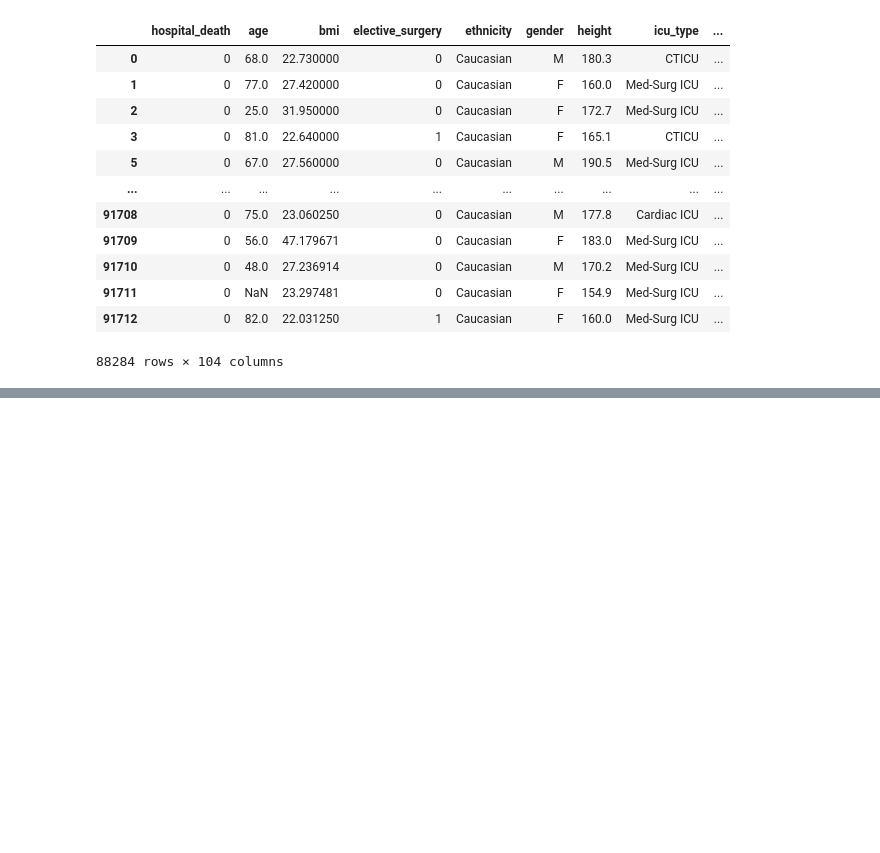
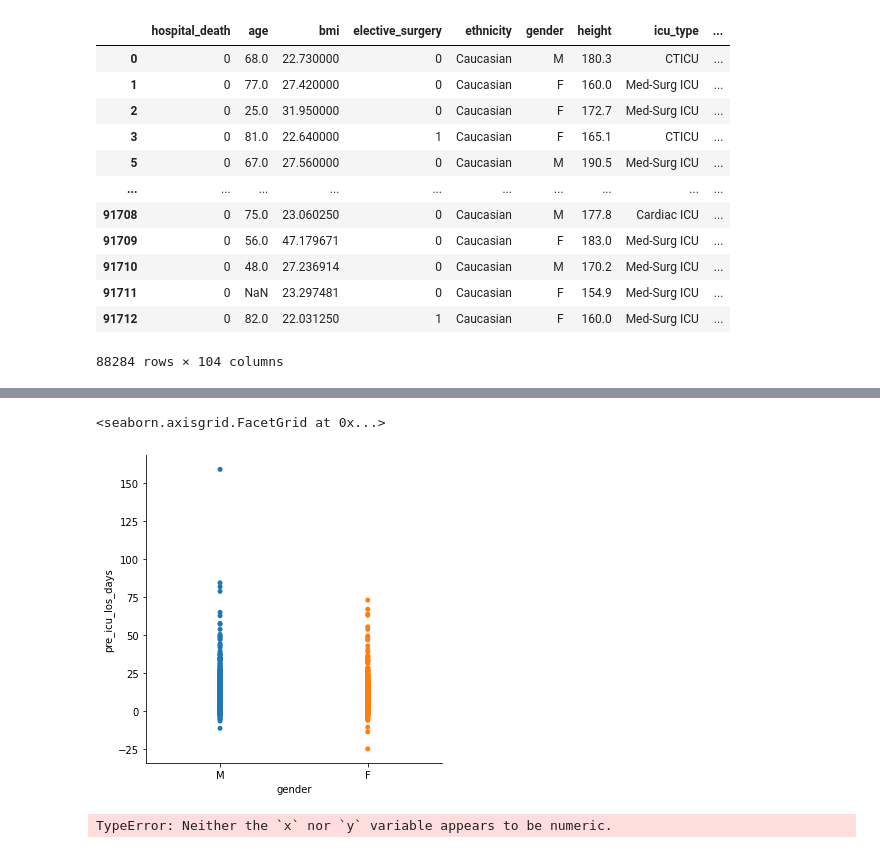
Before and after one commit to ConorD212/UCDPA_ConorDixon, a Jupyter notebook: DataSet 1 Patient Survival Prediction Dataset/DataSet 1 Patient Survival Prediction Dataset.ipynb, the cells around one changed output, grey strips where cells are left out. Drawn from its saved outputs; the diff is of its cells as text; code cells hidden in the pictures; blank space fills up the shorter version.

```diff
--- a/DataSet 1 Patient Survival Prediction Dataset/DataSet 1 Patient Survival Prediction Dataset.ipynb
+++ b/DataSet 1 Patient Survival Prediction Dataset/DataSet 1 Patient Survival Prediction Dataset.ipynb
@@ -237,0 +233,9 @@ ValueError: 'dataset.csv' is not one of the example datasets.
+# %%
+sns.catplot(x="gender", y="pre_icu_los_days", jitter=False, data=data)
+# %% [output]
+<seaborn.axisgrid.FacetGrid at 0x...>
+[figure, added]
+# %%
+sns.catplot(x="ethnicity", y="gender", kind="box", data=data)
+# %% [output]
+TypeError: Neither the `x` nor `y` variable appears to be numeric.
```
Also changed, not shown: parts of 4 cells of this notebook.
